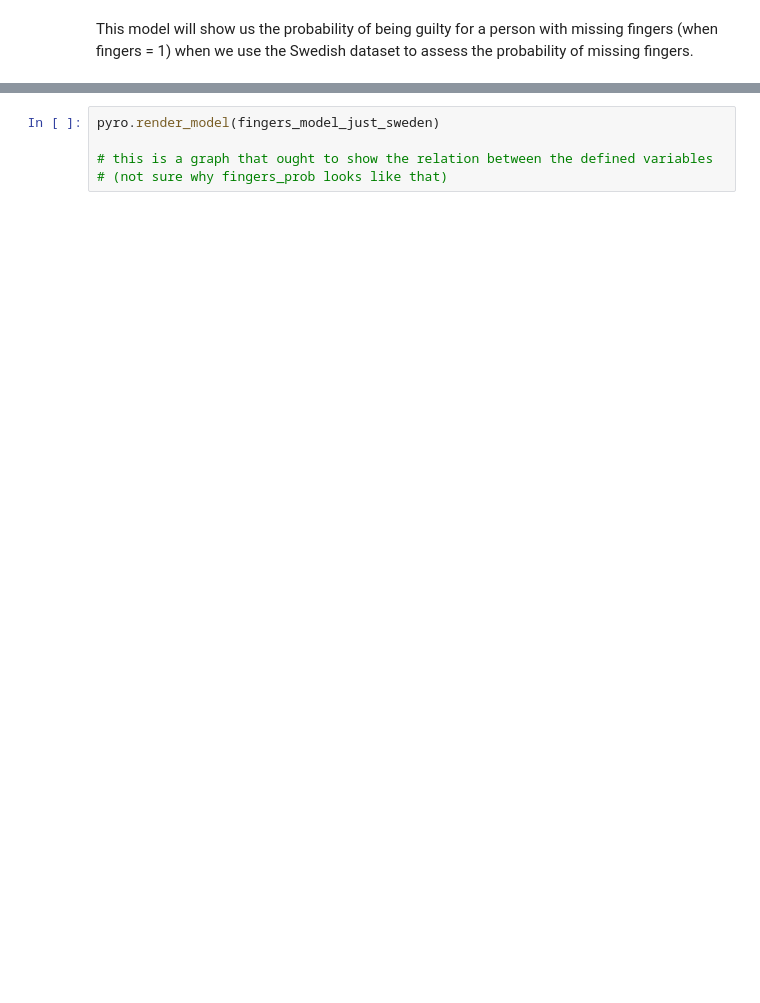
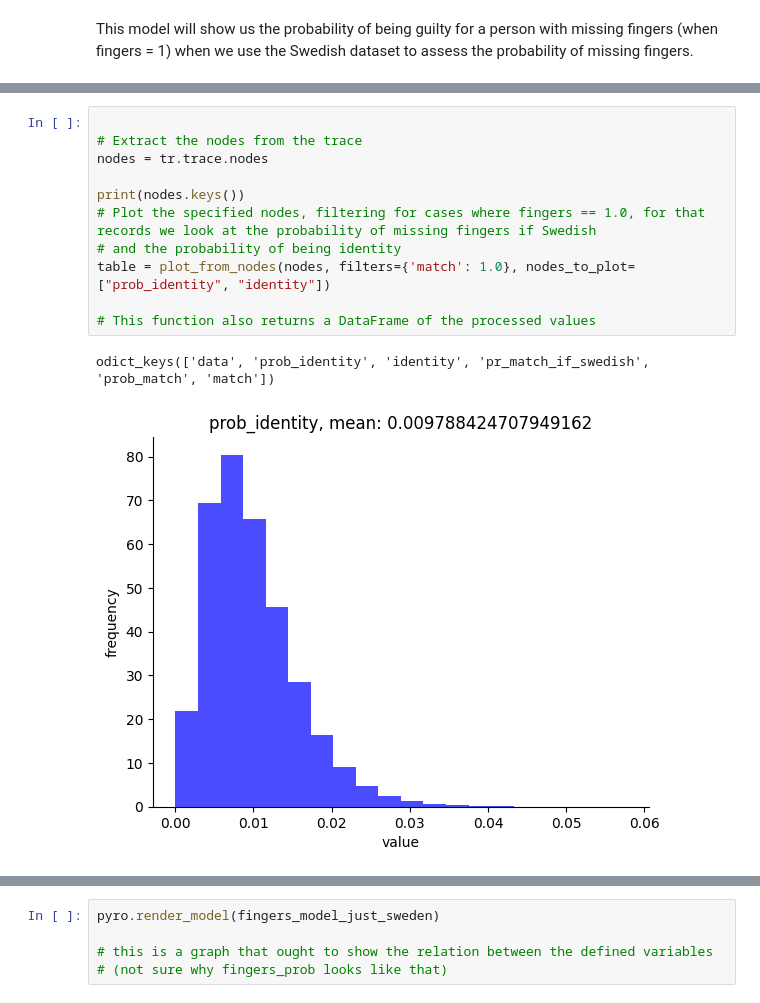
Before and after one commit to rfl-urbaniak/MRbook, a Jupyter notebook: weight-paper/scripts/missing_fingers.ipynb, the cells around one changed output, grey strips where cells are left out. Drawn from its saved outputs; the diff is of its cells as text; blank space fills up the shorter version.

Commit message:
small changes to "match"

```diff
--- a/weight-paper/scripts/missing_fingers.ipynb
+++ b/weight-paper/scripts/missing_fingers.ipynb
@@ -165,0 +141,14 @@ plot_from_nodes(nodes, filters={'fingers': 1.0}, nodes_to_plot=["pr_fingers_if_s
+# %%
+
+# Extract the nodes from the trace
+nodes = tr.trace.nodes
+
+print(nodes.keys())
+# Plot the specified nodes, filtering for cases where fingers == 1.0, for that records we look at the probability of missing fingers if Swedish
+# and the probability of being identity
+table = plot_from_nodes(nodes, filters={'match': 1.0}, nodes_to_plot=["prob_identity", "identity"])
+
+# This function also returns a DataFrame of the processed values
+# %% [output]
+odict_keys(['data', 'prob_identity', 'identity', 'pr_match_if_swedish', 'prob_match', 'match'])
+[figure, added]
```
Also changed, not shown: parts of 3 cells of this notebook.
